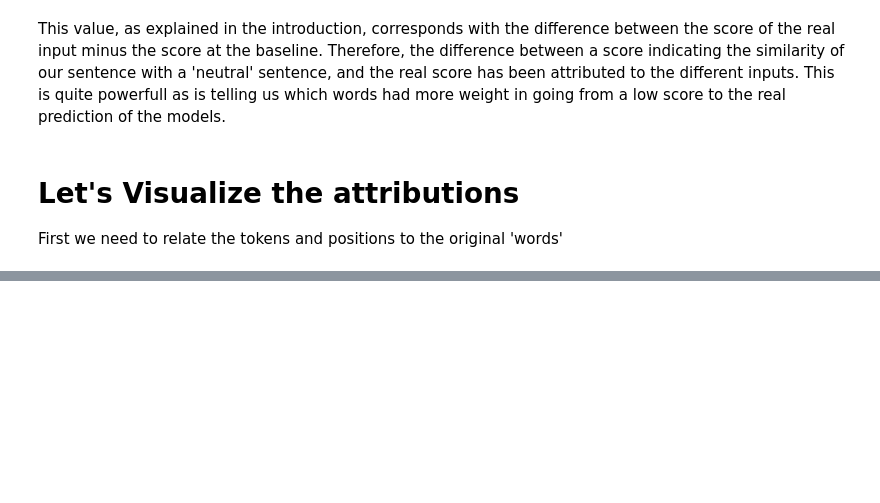
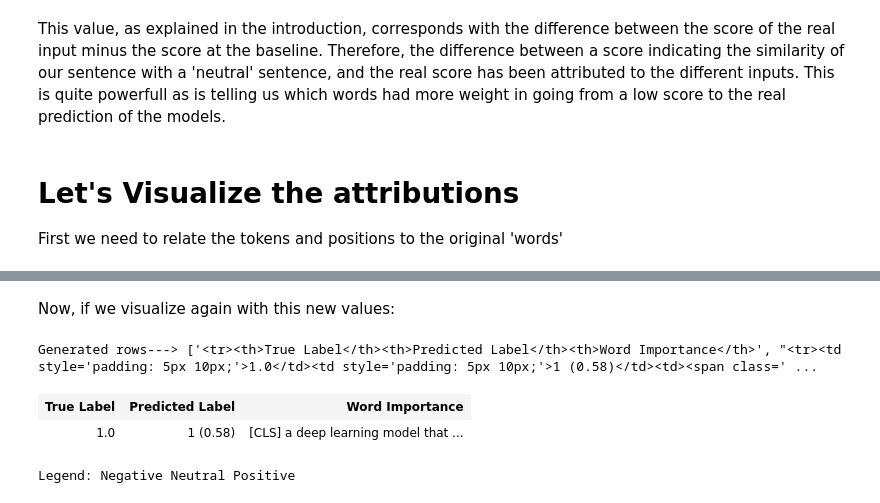
Before and after one commit to hectorrrr/sent-transformers-explainer, a Jupyter notebook: st-explainer_method.ipynb, the cells around one changed output, grey strips where cells are left out. Drawn from its saved outputs; the diff is of its cells as text; code cells hidden in the pictures; blank space fills up the shorter version.

Commit message:
Introduction of tokenizer agrupation and normalization

```diff
--- a/st-explainer_method.ipynb
+++ b/st-explainer_method.ipynb
@@ -371,0 +436,21 @@ Legend: Negative Neutral Positive
+# %%
+grouped_tokens, grouped_attr = normalize_tokens(all_tokens_1, attributions.sum(-1)[1])
+# %% [markdown]
+Now, if we visualize again with this new values:
+# %%
+first_position_vis = viz.VisualizationDataRecord(
+                        grouped_attr,
+                        cosine_similarities[0].item(),
+                        round(cosine_similarities[0].item()),
+                        1.0,
+                        'Positive',
+                        attributions.sum(-1).sum(-1),
+                        grouped_tokens,
+                        convergence_score = delta )
+
+html_text, html_ = visualize_text_v2([first_position_vis])
+# %% [output]
+Generated rows---> ['<tr><th>True Label</th><th>Predicted Label</th><th>Word Importance</th>', "<tr><td style='padding: 5px 10px;'>1.0</td><td style='padding: 5px 10px;'>1 (0.58)</td><td><span class=' ...
+| True Label | Predicted Label | Word Importance |
+| 1.0 | 1 (0.58) | [CLS] a deep learning model that ... |
+Legend: Negative Neutral Positive
```
Also changed, not shown: parts of 19 cells of this notebook.
